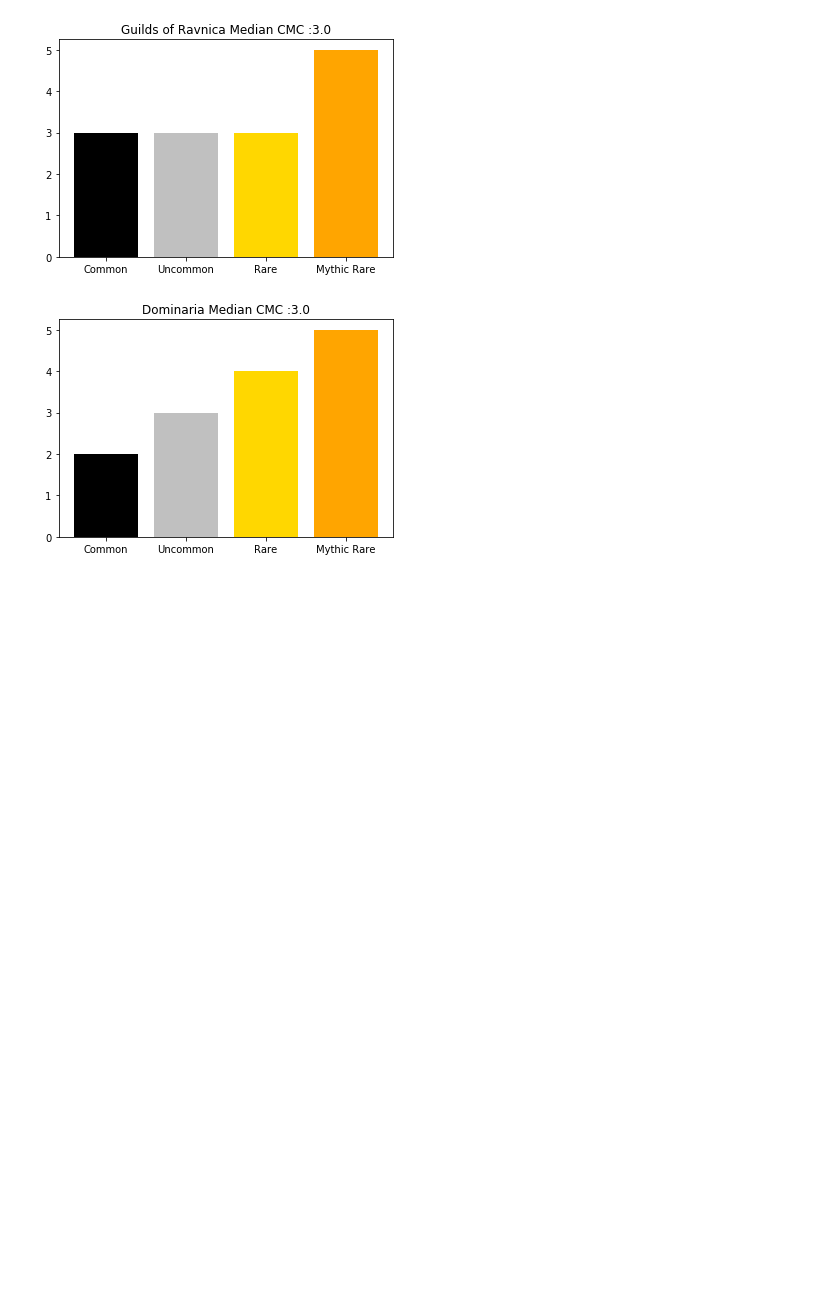
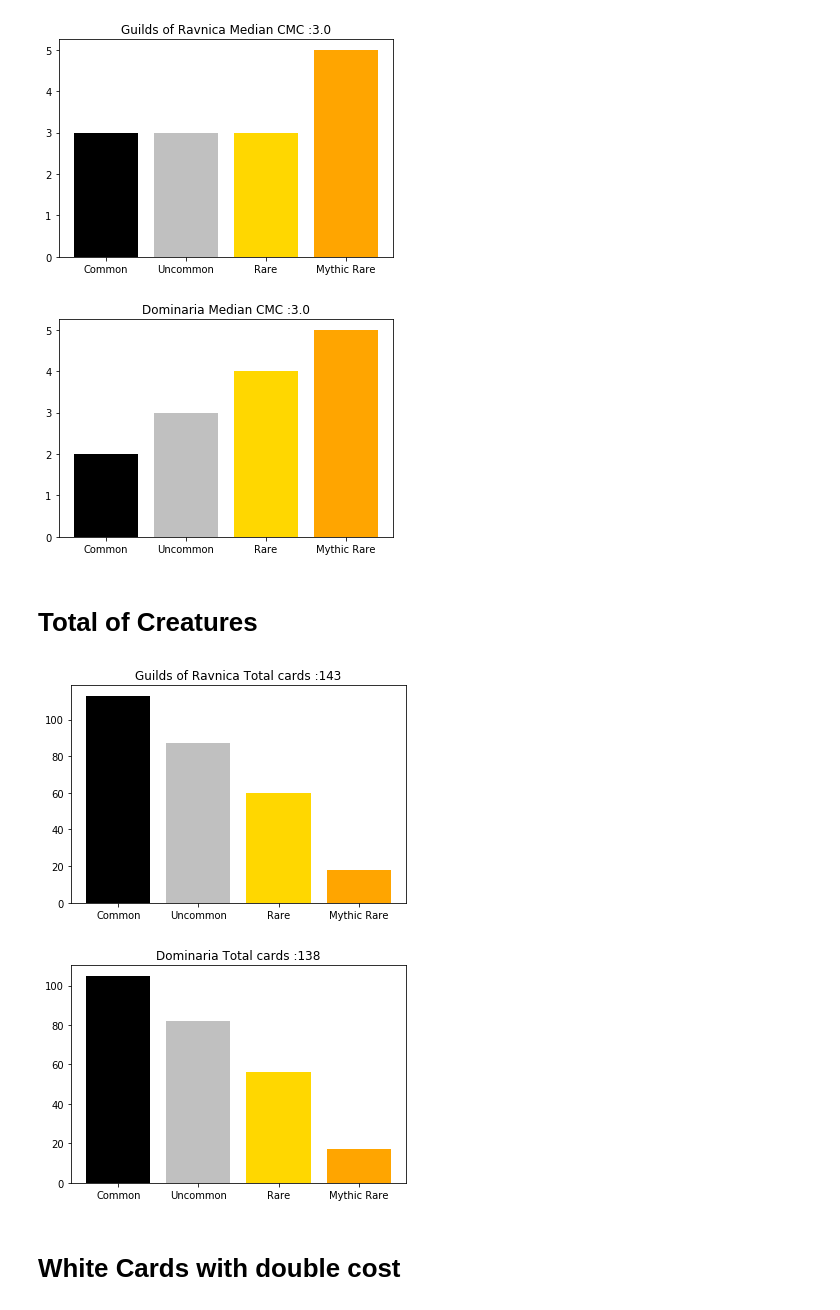
Before and after one commit to Welpato/mtgAnalyzer, a Jupyter notebook: Draft Guilds of Ravnica - Dominaria.ipynb, the cells around one changed output. Drawn from its saved outputs; the diff is of its cells as text; code cells hidden in the pictures; blank space fills up the shorter version.

```diff
--- a/Draft Guilds of Ravnica - Dominaria.ipynb
+++ b/Draft Guilds of Ravnica - Dominaria.ipynb
@@ -17,3 +21,13 @@ compare.plotMedianCmc(compare.cardSetList)
 # %% [output]
 [figure]
 [figure]
+# %% [markdown]
+# Total of Creatures
+# %%
+setList = compare.filterCardSetListBy(compare.cardSetList, compare.card.type, 'Creature')
+compare.plotCardsTotal(setList)
+# %% [output]
+[figure, added]
+[figure, added]
+# %% [markdown]
+# White Cards with double cost
```
Also changed, not shown: parts of 22 cells of this notebook, 1 other file.
